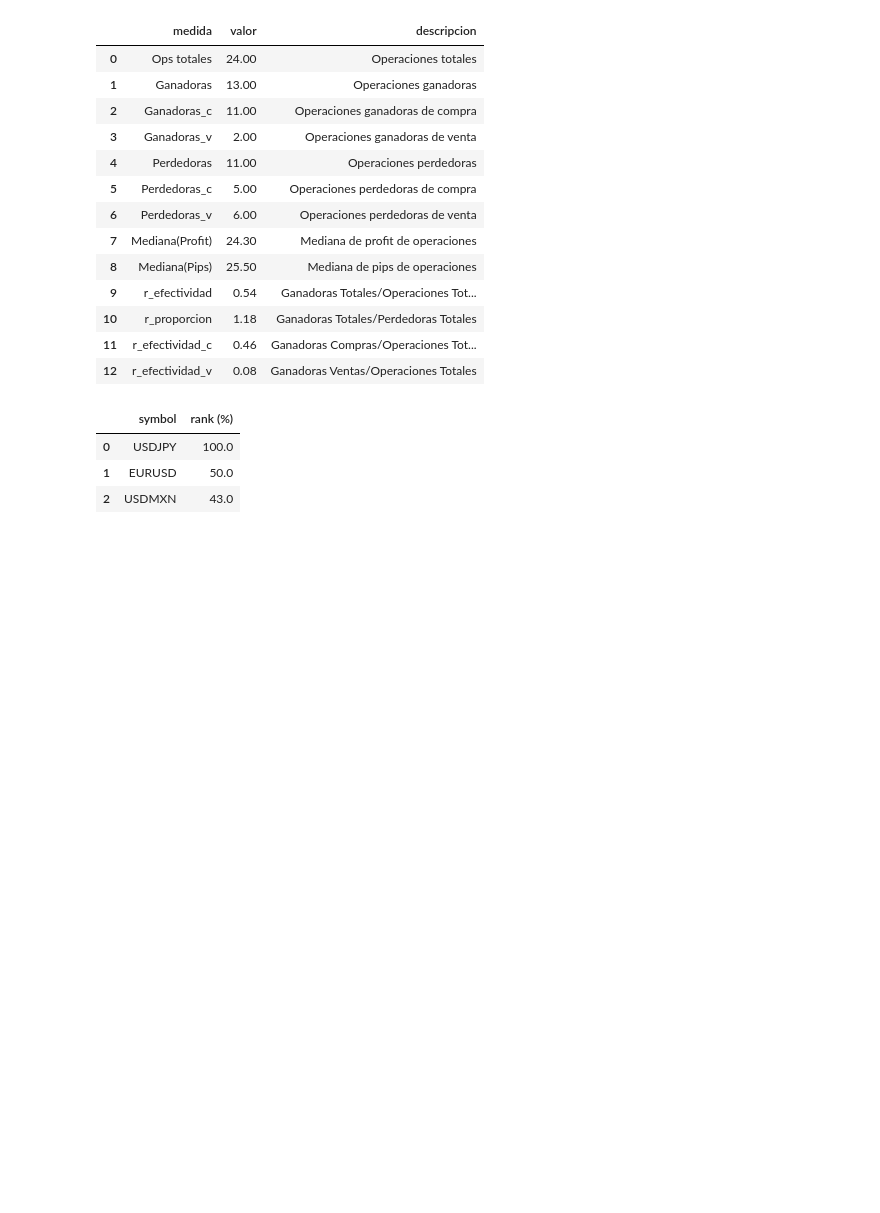
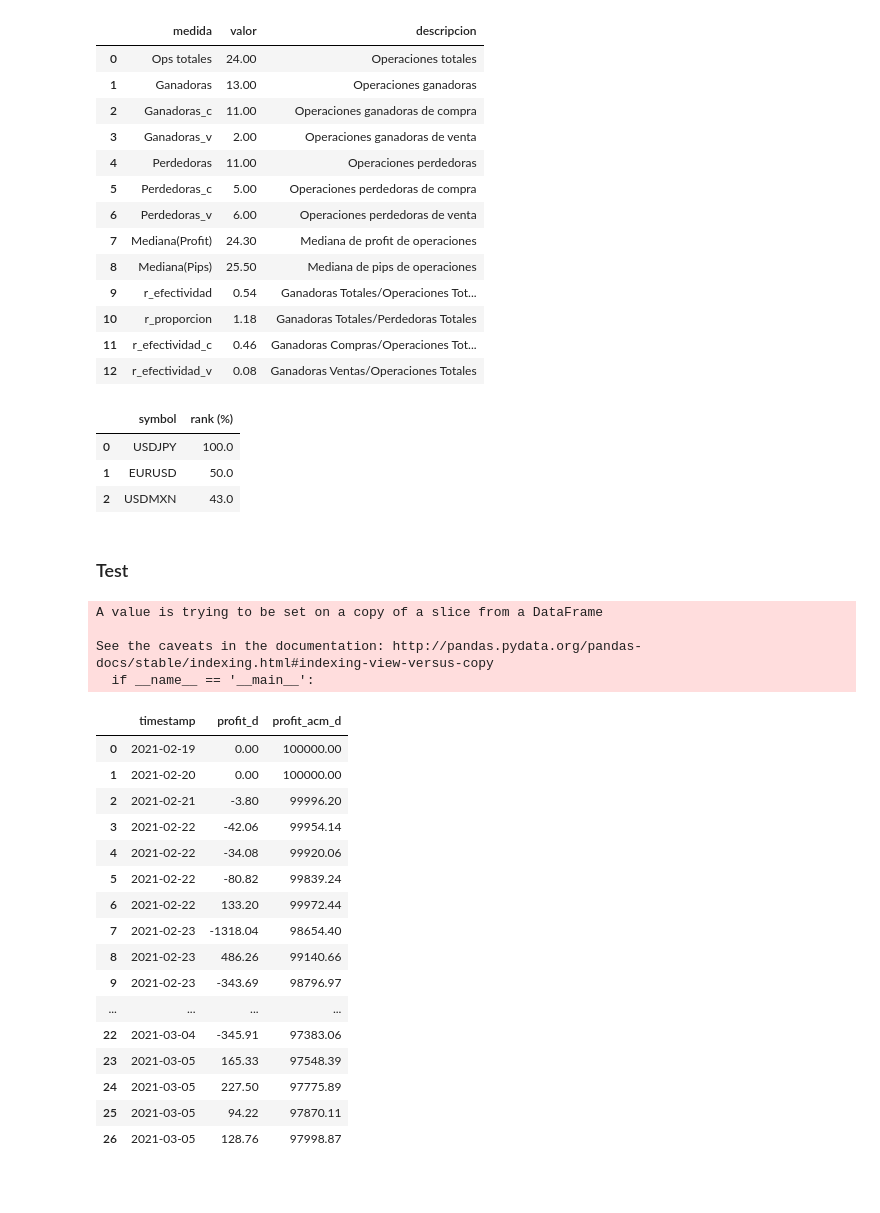
Before and after one commit to andreajimenezorozco/MyST_LAB3_1, a Jupyter notebook: notebook.ipynb, the cells around one changed output. Cells and saved outputs as stored; diff of their text form; code cells hidden in the pictures; blank space fills up the shorter version.

```diff
--- a/notebook.ipynb
+++ b/notebook.ipynb
@@ -170,6 +166,46 @@ df2_ranking
 | 0 | USDJPY | 100.0 |
 | 1 | EURUSD | 50.0 |
 | 2 | USDMXN | 43.0 |
+# %% [markdown]
+### Test
+# %%
+def f_evolucion_capital(param_data):
+    param_data['close_time'] = [i.strftime('%Y-%m-%d') for i in param_data['close_time']]
+    param_data['close_time'] = pd.to_datetime(param_data['close_time'])
+    df = pd.DataFrame({'close_time':pd.date_range(start='2/19/2021', end='3/5/2021')})
+    df = pd.merge(df,param_data.loc[:,('close_time','Profit')],how='left',on='close_time')
+    df.columns = ['timestamp','profit_d']
+    df['profit_d'] = df['profit_d'].fillna(0)
+    df['profit_acm_d'] = df['profit_d']
+    df['profit_acm_d'][0] += 100000
+    df['profit_acm_d'] = df['profit_acm_d'].cumsum()
+
+    #df2 = pd.DataFrame({'timestamp':}) .unique() y sumar
+    return df
+# %%
+f_evolucion_capital(data)
+# %% [output]
+A value is trying to be set on a copy of a slice from a DataFrame
+
+See the caveats in the documentation: http://pandas.pydata.org/pandas-docs/stable/indexing.html#indexing-view-versus-copy
+  if __name__ == '__main__':
+|  | timestamp | profit_d | profit_acm_d |
+| 0 | 2021-02-19 | 0.00 | 100000.00 |
+| 1 | 2021-02-20 | 0.00 | 100000.00 |
+| 2 | 2021-02-21 | -3.80 | 99996.20 |
+| 3 | 2021-02-22 | -42.06 | 99954.14 |
+| 4 | 2021-02-22 | -34.08 | 99920.06 |
+| 5 | 2021-02-22 | -80.82 | 99839.24 |
+| 6 | 2021-02-22 | 133.20 | 99972.44 |
+| 7 | 2021-02-23 | -1318.04 | 98654.40 |
+| 8 | 2021-02-23 | 486.26 | 99140.66 |
+| 9 | 2021-02-23 | -343.69 | 98796.97 |
+| ... | ... | ... | ... |
+| 22 | 2021-03-04 | -345.91 | 97383.06 |
+| 23 | 2021-03-05 | 165.33 | 97548.39 |
+| 24 | 2021-03-05 | 227.50 | 97775.89 |
+| 25 | 2021-03-05 | 94.22 | 97870.11 |
+| 26 | 2021-03-05 | 128.76 | 97998.87 |
 # %% [markdown]
 <br>
 # %% [markdown]
```
Also changed, not shown: parts of 2 cells of this notebook.
